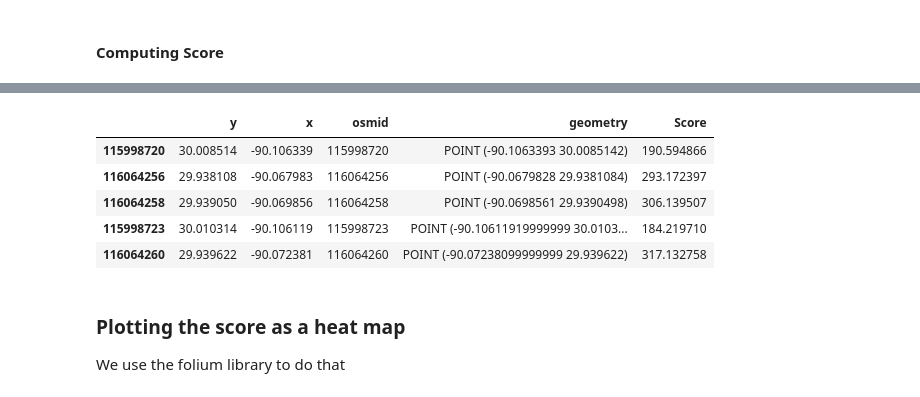
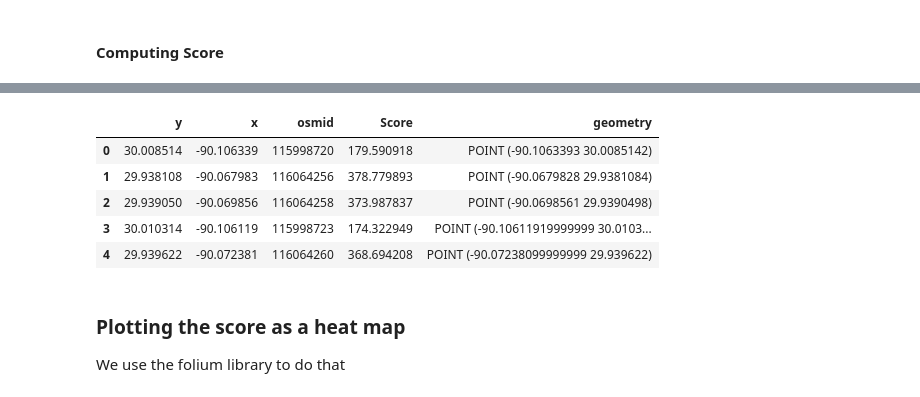
Before and after one commit to LucRSquared/axeman, a Jupyter notebook: geoprofiling.ipynb, the cells around one changed output, grey strips where cells are left out. Drawn from its saved outputs; the diff is of its cells as text; code cells hidden in the pictures.

```diff
--- a/geoprofiling.ipynb
+++ b/geoprofiling.ipynb
@@ -268,12 +268,11 @@ def compute_score(G,vics,gdf_nodes,k,B,g=1.2,f=1.2,method='manhattan'):
 
 
 t0 = time.time() ;
-lengthmethod = 'truelength'
+lengthmethod = 'manhattan'
 gdf_nodes = compute_score(G,vicselect,gdf_nodes,k=1e6,B=B,g=1.2,f=1.2,method=lengthmethod)
 t1 = time.time() ;
 
-gdf_nodes.to_file("gdf_nodes2.json", driver="GeoJSON")
-# gdf_nodes = gpd.read_file('gdf_nodes.json')
+# gdf_nodes.to_file("gdf_nodes2.json", driver="GeoJSON")
 
 print(f"Computation time took {(t1-t0)/60:.5f} minutes = {t1-t0:.0f} seconds using the {lengthmethod} distance")
 gdf_nodes.head()
@@ -282,6 +281,6 @@ Computation time took 190.21204 minutes = 11413 seconds using the truelength dis
-|  | y | x | osmid | geometry | Score |
-| 115998720 | 30.008514 | -90.106339 | 115998720 | POINT (-90.1063393 30.0085142) | 190.594866 |
-| 116064256 | 29.938108 | -90.067983 | 116064256 | POINT (-90.0679828 29.9381084) | 293.172397 |
-| 116064258 | 29.939050 | -90.069856 | 116064258 | POINT (-90.0698561 29.9390498) | 306.139507 |
-| 115998723 | 30.010314 | -90.106119 | 115998723 | POINT (-90.10611919999999 30.0103... | 184.219710 |
-| 116064260 | 29.939622 | -90.072381 | 116064260 | POINT (-90.07238099999999 29.939622) | 317.132758 |
+|  | y | x | osmid | Score | geometry |
+| 0 | 30.008514 | -90.106339 | 115998720 | 179.590918 | POINT (-90.1063393 30.0085142) |
+| 1 | 29.938108 | -90.067983 | 116064256 | 378.779893 | POINT (-90.0679828 29.9381084) |
+| 2 | 29.939050 | -90.069856 | 116064258 | 373.987837 | POINT (-90.0698561 29.9390498) |
+| 3 | 30.010314 | -90.106119 | 115998723 | 174.322949 | POINT (-90.10611919999999 30.0103... |
+| 4 | 29.939622 | -90.072381 | 116064260 | 368.694208 | POINT (-90.07238099999999 29.939622) |
```
Also changed, not shown: parts of 4 cells of this notebook.
